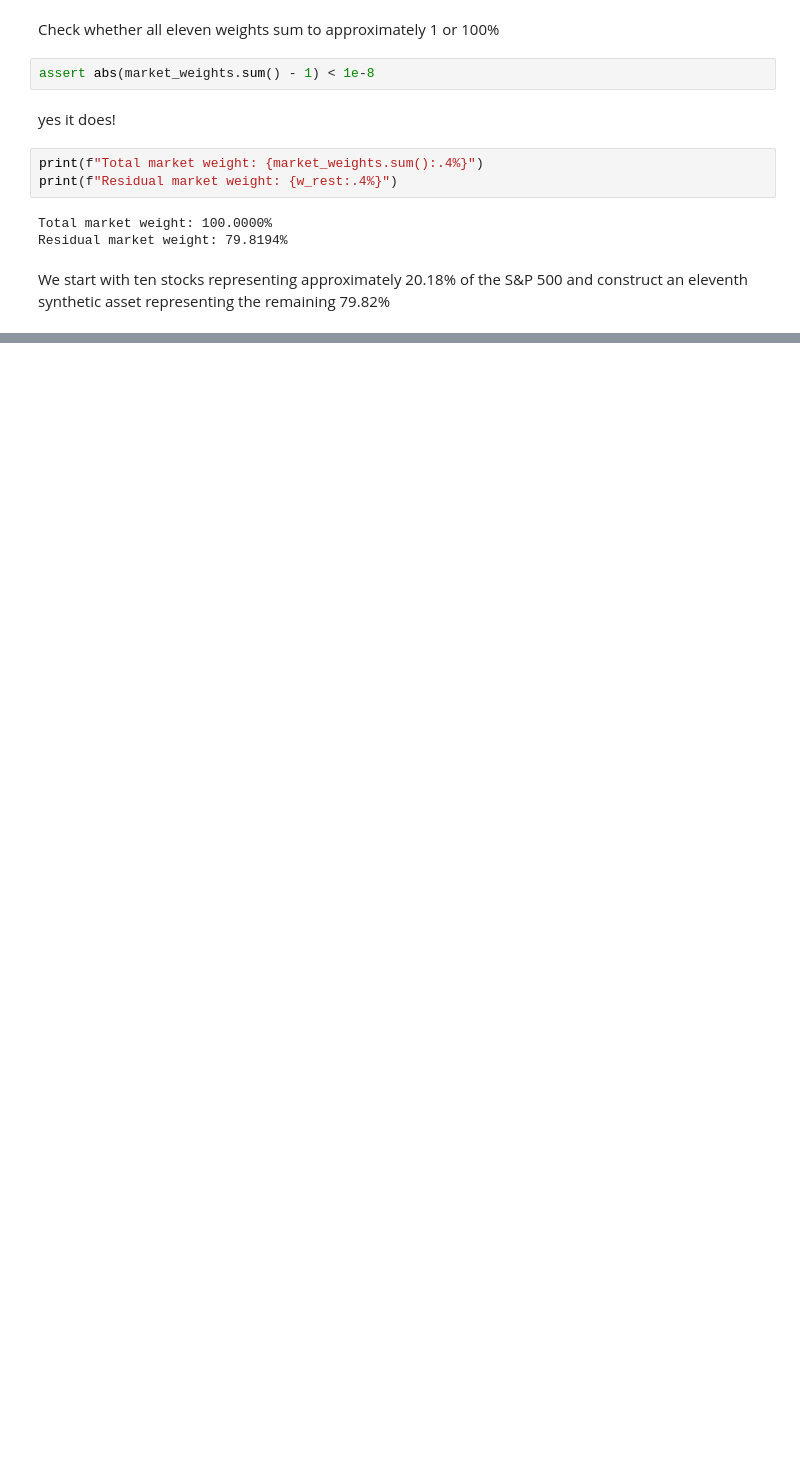
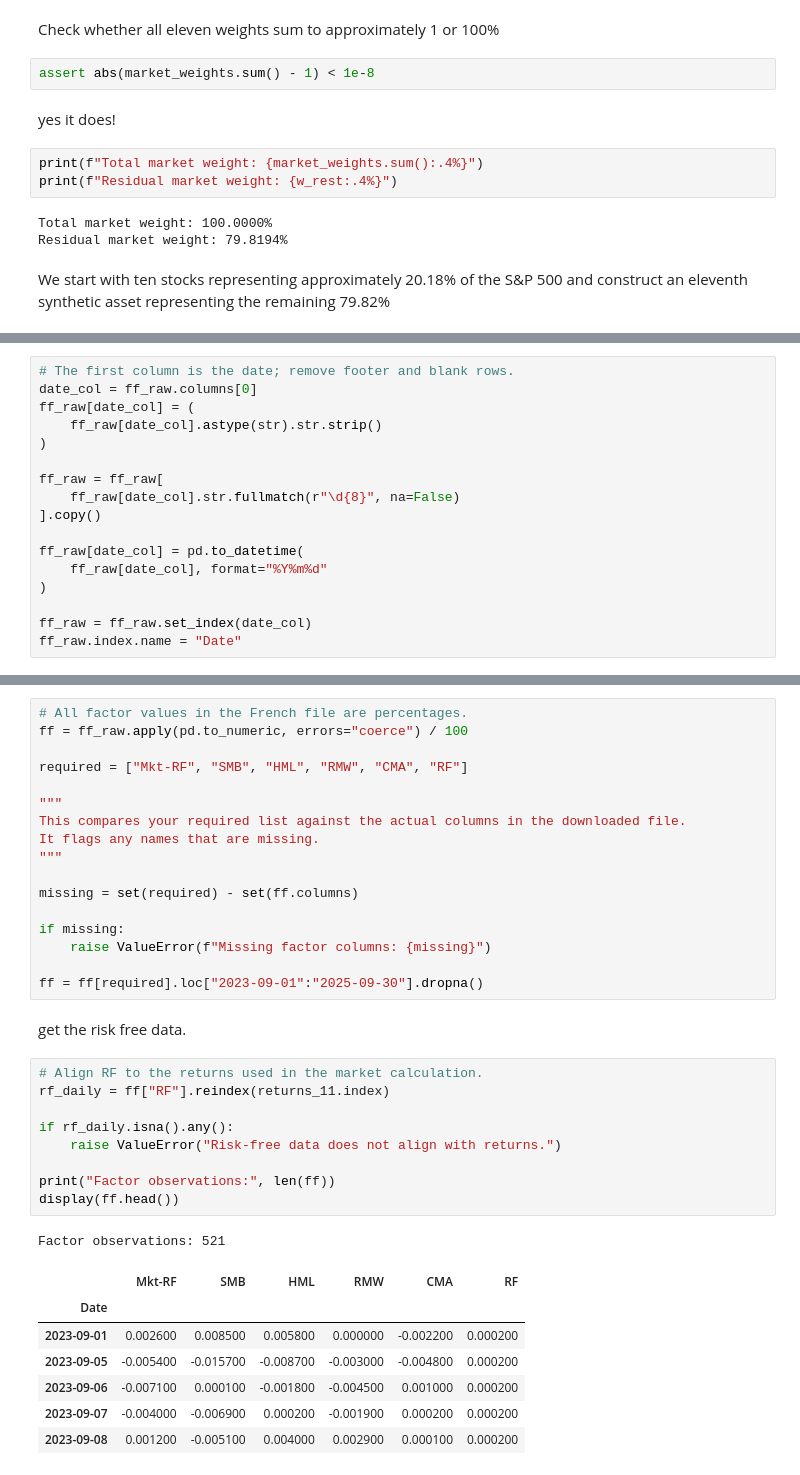
Before and after one commit to George7531/Portfolio_Management, a Jupyter notebook: Group_19296_MScFE_652_Portfolio_Management_Project_1.ipynb, the cells around one changed output, grey strips where cells are left out. Saved outputs shown, nothing was run; the diff lists cells and outputs as text; blank space fills up the shorter version.

Commit message:
get risk free rate from fama french.

```diff
--- a/Group_19296_MScFE_652_Portfolio_Management_Project_1.ipynb
+++ b/Group_19296_MScFE_652_Portfolio_Management_Project_1.ipynb
@@ -530,0 +622,17 @@ Maximum reconstruction error: 3.469446951953614e-18
+# %%
+# The first column is the date; remove footer and blank rows.
+date_col = ff_raw.columns[0]
+ff_raw[date_col] = (
+    ff_raw[date_col].astype(str).str.strip()
+)
+
+ff_raw = ff_raw[
+    ff_raw[date_col].str.fullmatch(r"\d{8}", na=False)
+].copy()
+
+ff_raw[date_col] = pd.to_datetime(
+    ff_raw[date_col], format="%Y%m%d"
+)
+
+ff_raw = ff_raw.set_index(date_col)
+ff_raw.index.name = "Date"
@@ -530,0 +648,37 @@ Maximum reconstruction error: 3.469446951953614e-18
+# %%
+# All factor values in the French file are percentages.
+ff = ff_raw.apply(pd.to_numeric, errors="coerce") / 100
+
+required = ["Mkt-RF", "SMB", "HML", "RMW", "CMA", "RF"]
+
+"""
+This compares your required list against the actual columns in the downloaded file.
+It flags any names that are missing.
+"""
+
+missing = set(required) - set(ff.columns)
+
+if missing:
+    raise ValueError(f"Missing factor columns: {missing}")
+
+ff = ff[required].loc["2023-09-01":"2025-09-30"].dropna()
+# %% [markdown]
+get the risk free data.
+# %%
+# Align RF to the returns used in the market calculation.
+rf_daily = ff["RF"].reindex(returns_11.index)
+
+if rf_daily.isna().any():
+    raise ValueError("Risk-free data does not align with returns.")
+
+print("Factor observations:", len(ff))
+display(ff.head())
+# %% [output]
+Factor observations: 521
+|  | Mkt-RF | SMB | HML | RMW | CMA | RF |
+| Date |  |  |  |  |  |  |
+| 2023-09-01 | 0.002600 | 0.008500 | 0.005800 | 0.000000 | -0.002200 | 0.000200 |
+| 2023-09-05 | -0.005400 | -0.015700 | -0.008700 | -0.003000 | -0.004800 | 0.000200 |
+| 2023-09-06 | -0.007100 | 0.000100 | -0.001800 | -0.004500 | 0.001000 | 0.000200 |
+| 2023-09-07 | -0.004000 | -0.006900 | 0.000200 | -0.001900 | 0.000200 | 0.000200 |
+| 2023-09-08 | 0.001200 | -0.005100 | 0.004000 | 0.002900 | 0.000100 | 0.000200 |
```
Also changed, not shown: parts of 21 cells of this notebook.
